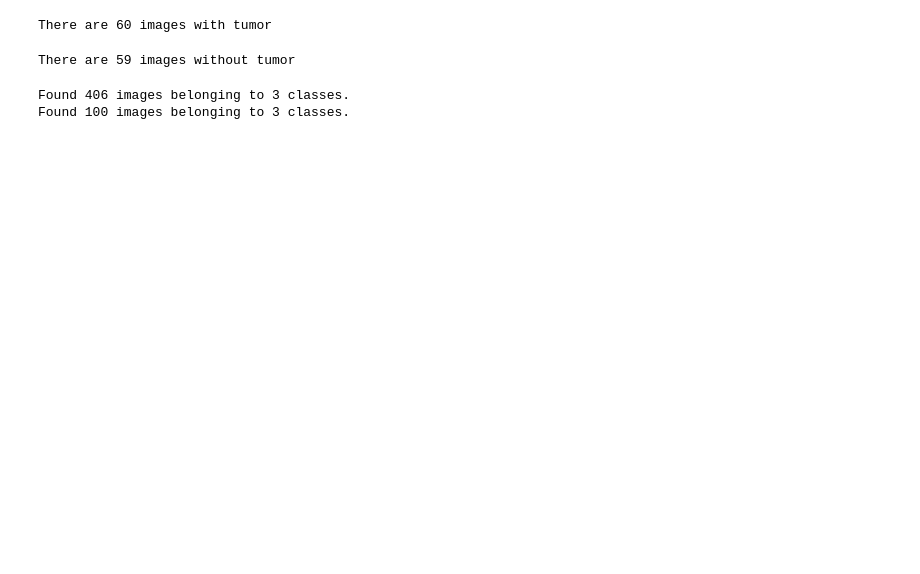
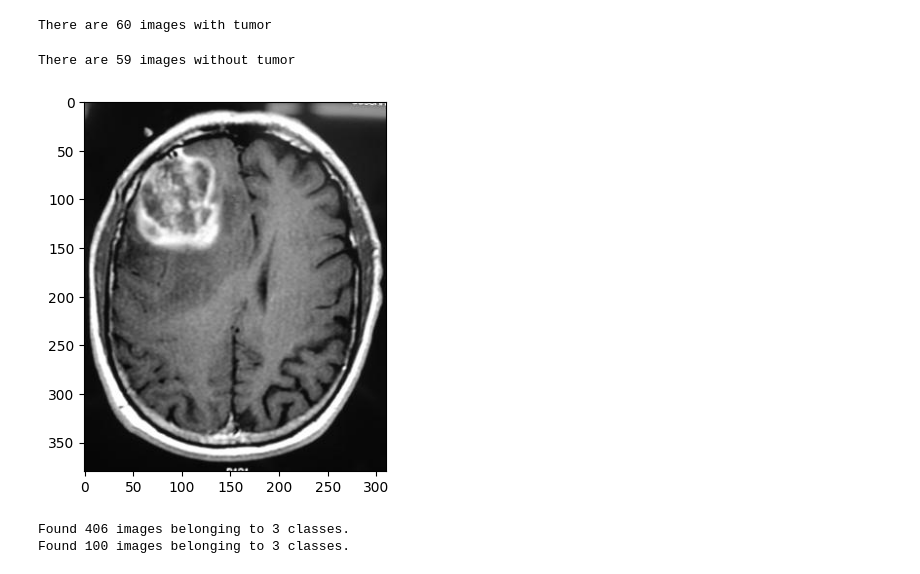
Before and after one commit to Noutsos/Brain_tumor_detection_CNN, a Jupyter notebook: brain-tumor-detection-cnn.ipynb, the cells around one changed output. Saved outputs shown, nothing was run; the diff lists cells and outputs as text; code cells hidden in the pictures; blank space fills up the shorter version.

Commit message:
Kaggle Notebook | Brain tumor detection CNN | Version 4

```diff
--- a/brain-tumor-detection-cnn.ipynb
+++ b/brain-tumor-detection-cnn.ipynb
@@ -44,0 +44,6 @@ reduce_lr = ReduceLROnPlateau(monitor='val_loss', factor=0.5, patience=2, min_lr
+# %%
+img1 = mpimg.imread('/kaggle/input/brain-mri-images-for-brain-tumor-detection/yes/Y15.jpg')
+plt.imshow(img1)
+plt.show()
+# %% [output]
+[figure, added]
```
Also changed, not shown: parts of 11 cells of this notebook.
